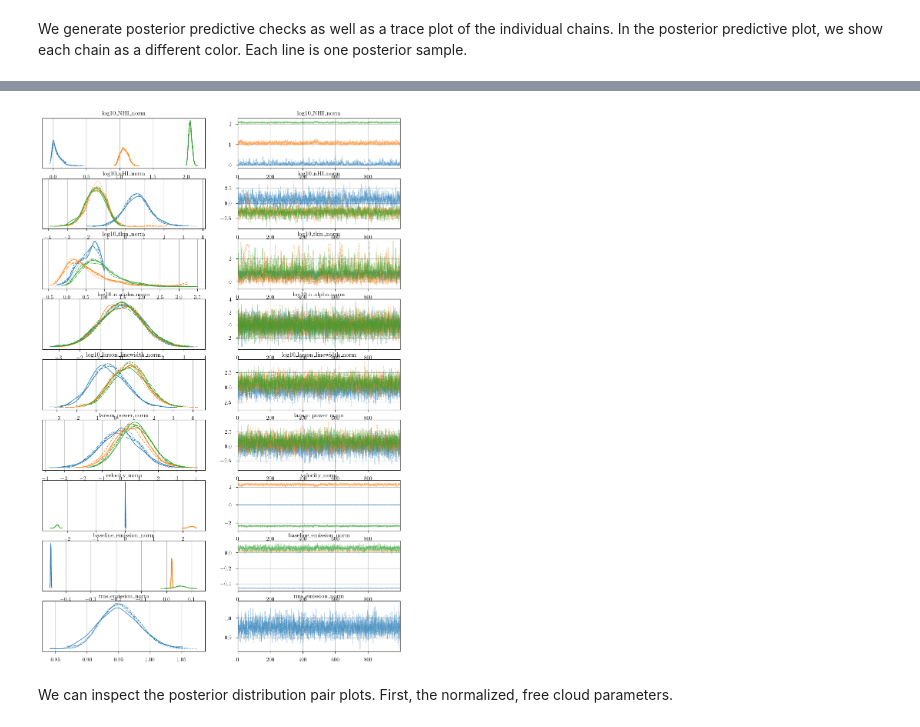
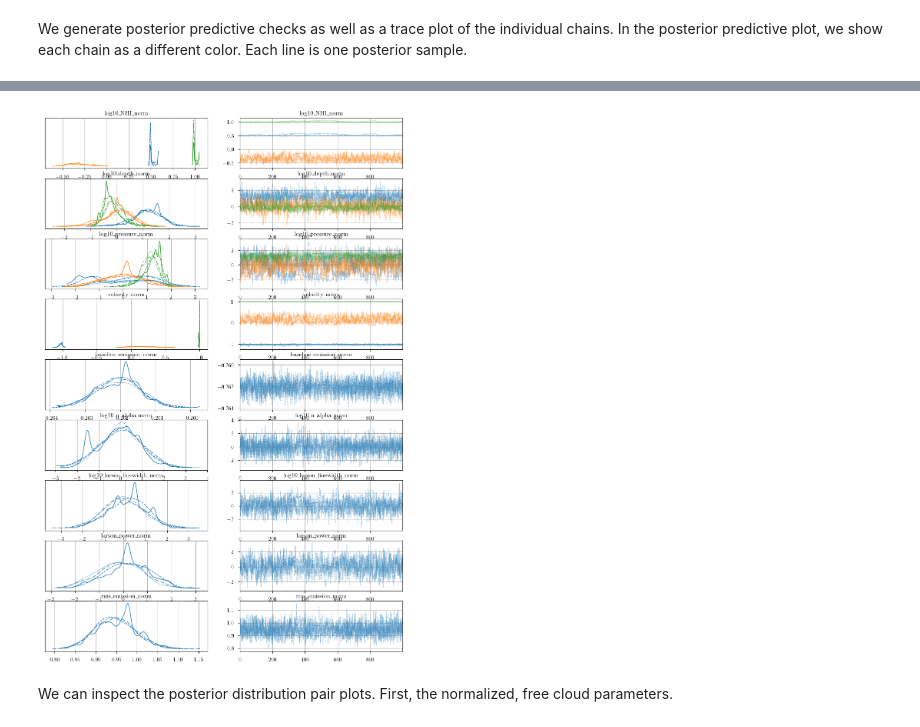
Before and after one commit to tvwenger/caribou_hi, a Jupyter notebook: docs/source/notebooks/emission_model.ipynb, the cells around one changed output, grey strips where cells are left out. Drawn from its saved outputs; the diff is of its cells as text; code cells hidden in the pictures.

Commit message:
Model reparameterization: pressure/depth (#9)
* pressure/depth parameterization

* reparam pressure, exp tau

* remove noise parameter

* update notebooks

* update README.md

* update test

```diff
--- a/docs/source/notebooks/emission_model.ipynb
+++ b/docs/source/notebooks/emission_model.ipynb
@@ -38,7 +32,7 @@ To test the model, we must simulate some data. We can do this with `EmissionMode
 from bayes_spec import SpecData
 
 # spectral axes definition
-velo_axis = np.linspace(-100.0, 100.0, 500) # km s-1
+velo_axis = np.linspace(-100.0, 100.0, 200) # km s-1
 
 # data noise can either be a scalar (assumed constant noise across the spectrum)
 # or an array of the same length as the data
@@ -94,15 +88,15 @@ model.add_likelihood()
 # %%
 # Evaluate likelihood for given model parameters
 sim_params = {
-    "log10_NHI": np.array([20.0, 21.0, 20.5]),
-    "log10_nHI": np.array([2.0, 0.0, 0.5]),
-    "log10_tkin": np.array([2.5, 4.0, 3.5]),
-    "log10_n_alpha": np.array([-6.0, -5.0, -6.0]),
-    "log10_larson_linewidth": np.array([0.15, 0.2, 0.25]),
-    "larson_power": np.array([0.5, 0.3, 0.3]),
-    "velocity": np.array([0.0, -5.0, 5.0]),
+    "log10_NHI": np.array([21.0, 19.5, 20.5]),
+    "log10_depth": np.array([1.5, 0.5, 2.5]),
+    "log10_pressure": np.array([3.5, 3.5, 3.5]),
+    "velocity": np.array([5.0, 0.0, -5.0]),
+    "log10_n_alpha": -6.5,
+    "log10_larson_linewidth": 0.1,
+    "larson_power": 0.3,
     "rms_emission": rms,
-    "baseline_emission_norm": np.array([-1.0, 2.0, 5.0])
+    "baseline_emission_norm": np.array([0.0]),
 }
 emission = model.model["emission"].eval(sim_params)
 data = {"emission": SpecData(
@@ -135,15 +129,15 @@ model = EmissionModel(
     verbose=True
 )
 model.add_priors(
-    prior_log10_NHI = [20.0, 0.5], # mean and width of log10(NHI) prior (cm-2)
-    prior_log10_nHI = [1.0, 0.5], # mean and width of log10(nHI) prior (cm-3)
-    prior_log10_tkin = [2.0, 0.5], # mean and width of log10(kinetic temp) prior (K)
-    prior_log10_n_alpha = [-6.0, 0.5], # mean and width of log10(n_alpha) prior (cm-3)
-    prior_log10_larson_linewidth = [0.2, 0.05], # mean and width of log10(larson_linewidth) prior (km s-1)
-    prior_larson_power = [0.4, 0.05], # mean and width of larson_power prior
-    prior_velocity = [0.0, 2.0], # mean and width of velocity prior (km/s)
-    prior_rms_emission = 0.1, # width of emission rms (K) prior
-    ordered = False, # do not assume optically-thin
+    prior_log10_NHI=[20.0, 1.0],  # log10(NHI) prior mean and width (cm-2)
+    prior_log10_depth=[1.0, 1.0],  # log10(depth) prior mean and width (pc)
+    prior_log10_pressure=[3.0, 1.0],  # log10(pressure/k_B) prior mean and width (K cm-3)
+    prior_velocity=[0.0, 5.0],  # mean and width of velocity prior (km/s)
+    prior_log10_n_alpha=[-6.0, 1.0],  # log10(n_alpha) prior mean and width (cm-3)
+    prior_log10_larson_linewidth=[0.2, 0.1],  # log10(larson_linewidth) prior mean and width (km s-1)
+    prior_larson_power=[0.4, 0.1],  # mean and width of larson_power prior
+    prior_rms_emission=0.1,  # width of emission rms (K) prior
+    ordered=False,  # do not assume optically-thin
 )
 model.add_likelihood()
 # %%
@@ -196,7 +190,7 @@ model.fit(
     n = 100_000, # maximum number of VI iterations
     draws = 1_000, # number of posterior samples
     rel_tolerance = 0.01, # VI relative convergence threshold
-    abs_tolerance = 0.1, # VI absolute convergence threshold
+    abs_tolerance = 0.05, # VI absolute convergence threshold
     learning_rate = 1e-2, # VI learning rate
 )
 end = time.time()
@@ -317,9 +323,9 @@ Sampling: [emission]
 # %%
 from bayes_spec.plots import plot_traces
 
-_ = plot_traces(model.trace.solution_0, model.cloud_freeRVs + model.baseline_freeRVs + model.hyper_freeRVs)
+_ = plot_traces(model.trace.posterior, model.cloud_freeRVs + model.baseline_freeRVs + model.hyper_freeRVs)
 # %% [output]
-[figure, old version]
+[figure, new version]
 # %% [markdown]
 We can inspect the posterior distribution pair plots. First, the normalized, free cloud parameters.
 # %%
```
Also changed, not shown: parts of 19 cells of this notebook, 15 other files.
